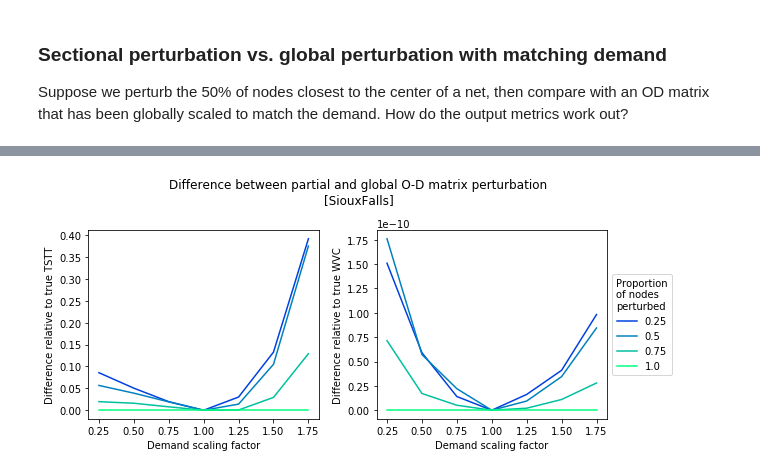
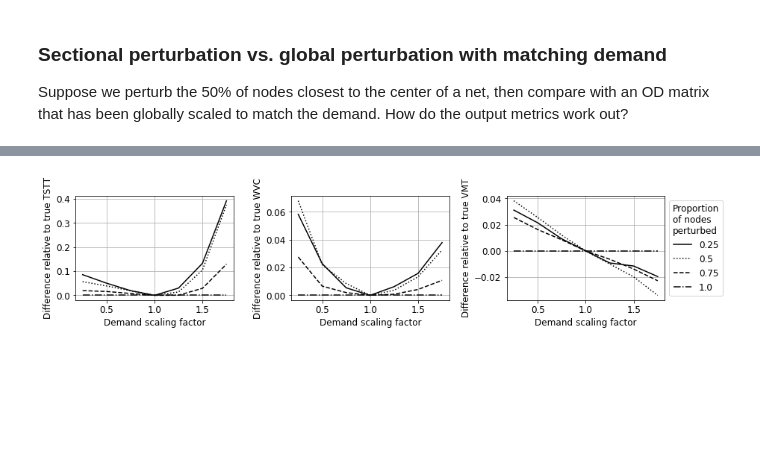
Before and after one commit to CarlinLiao/od-perturbation, a Jupyter notebook: automation.ipynb, the cells around one changed output, grey strips where cells are left out. Drawn from its saved outputs; the diff is of its cells as text; code cells hidden in the pictures; blank space fills up the shorter version.

```diff
--- a/automation.ipynb
+++ b/automation.ipynb
@@ -16,3 +18,0 @@ This is written to be run on a **Linux** machine. First pass evaluations are don
-# %%
-df, true_tstt, true_wvc, true_vmt = tap_trial("inputs/SiouxFalls_net.tntp", "inputs/SiouxFalls_trips.tntp", norm_mean=1, norm_sd=0, returnDataFrame=True)
-true_tstt, true_wvc, true_vmt
@@ -618,17 +620,17 @@ partial_perturb_plotter(df_partial, net, plotFilename='output/plots/{}_partial_p
 Suppose we perturb the 50% of nodes closest to the center of a net, then compare with an OD matrix that has been globally scaled to match the demand. How do the output metrics work out?
 # %%
 def progressive_partial_perturbation(netFilename, tripsFilename, nodeFilename, true_demand, net, verbose=False, saveplot=False):
-    df = pd.DataFrame(columns=['mean', 'proportion', 'demand', 'tstt_partial', 'tstt_comp', 'wvc_partial', 'wvc_comp'])
+    df = pd.DataFrame(columns=['mean', 'proportion', 'demand', 'tstt_partial', 'tstt_comp', 'wvc_partial', 'wvc_comp', 'vmt_partial', 'vmt_comp'])
 
     i = 0
     for m in np.arange(.25, 2, .25):
         for p in np.arange(.25, 1.1, .25):
             nodes_to_perturb = central_node_selector(nodeFilename, p, make_plot=False)
             # TODO: determine whether to incorporate VMT, % within 1%, most congested link if
-            dfp, tsttp, wvcp, _, demand, _ = tap_trial(netFilename, tripsFilename, norm_mean=m,
+            dfp, tsttp, wvcp, vmtp, demand, _ = tap_trial(netFilename, tripsFilename, norm_mean=m,
                                                        norm_sd=0, returnDataFrame=True, returnODinfo=True,
                                                        nodesPerturbedIfOrig=nodes_to_perturb)
-            dfc, tsttc, wvcc, _ = tap_trial(netFilename, tripsFilename, norm_mean=demand/true_demand,
+            dfc, tsttc, wvcc, vmtc = tap_trial(netFilename, tripsFilename, norm_mean=demand/true_demand,
                                             norm_sd=0, returnDataFrame=True, returnODinfo=False)
             df.loc[i] = {
                 'mean': m,
@@ -637,7 +639,9 @@ def progressive_partial_perturbation(netFilename, tripsFilename, nodeFilename, t
                 'tstt_partial': tsttp,
                 'tstt_comp': tsttc,
                 'wvc_partial': wvcp,
-                'wvc_comp': wvcc
+                'wvc_comp': wvcc,
+                'vmt_partial': vmtp,
+                'vmt_comp': vmtc
             }
             i += 1
 
@@ -657,6 +661,9 @@ def progressive_partial_perturbation(netFilename, tripsFilename, nodeFilename, t
 
     return df
 
-df_ppp = progressive_partial_perturbation(netFilename, tripsFilename, nodeFilename, true_demand, net, verbose=False, saveplot=False)
+try:
+    df_ppp = pd.read_csv('output/data/{}_ppp.csv'.format(net))
+except FileNotFoundError:
+    df_ppp = progressive_partial_perturbation(netFilename, tripsFilename, nodeFilename, true_demand, net, verbose=False, saveplot=False)
 df_ppp.head()
 # %% [output]
@@ -670,26 +676,33 @@ df_ppp.head()
 # %%
 def ppp_plotter(df_ppp, net):
-    fig, axes = plt.subplots(ncols=2, figsize=(9,4))
+    fig, axes = plt.subplots(ncols=3, figsize=(13,3))
     props = df_ppp['proportion'].unique()
     props.sort()
     means = df_ppp['mean'].unique()
     means.sort()
     cm = plt.get_cmap('winter')
-    for p in props:
+    linestyles = ['-', ':', '--', '-.']
+    for i,p in enumerate(props):
         dftemp = df_ppp[df_ppp['proportion']==p].sort_values(by=['mean'])
-        axes[0].plot(means, (dftemp['tstt_partial']-dftemp['tstt_comp'])/true_tstt, c=cm(p), label=p)
-        axes[1].plot(means, (dftemp['wvc_partial']-dftemp['wvc_comp'])/true_tstt, c=cm(p), label=p)
+        axes[0].plot(means, (dftemp['tstt_partial']-dftemp['tstt_comp'])/true_tstt, c='k', linestyle=linestyles[i], label=p)
+        axes[1].plot(means, (dftemp['wvc_partial']-dftemp['wvc_comp'])/true_wvc, c='k', linestyle=linestyles[i], label=p)
+        axes[2].plot(means, (dftemp['vmt_partial']-dftemp['vmt_comp'])/true_vmt, c='k', linestyle=linestyles[i], label=p)
     axes[0].set_ylabel('Difference relative to true TSTT')
     axes[0].set_xlabel('Demand scaling factor')
+    axes[0].grid()
     axes[1].set_ylabel('Difference relative to true WVC')
     axes[1].set_xlabel('Demand scaling factor')
-    fig.suptitle('Difference between partial and global O-D matrix perturbation\n[{}]'.format(net))
-    axes[1].legend(title='Proportion\nof nodes\nperturbed', loc='center left', bbox_to_anchor=(1, 0.5))
+    axes[1].grid()
+    axes[2].set_ylabel('Difference relative to true VMT')
+    axes[2].set_xlabel('Demand scaling factor')
+    axes[2].grid()
+#     fig.suptitle('Difference between partial and global O-D matrix perturbation\n[{}]'.format(net))
+    axes[2].legend(title='Proportion\nof nodes\nperturbed', loc='center left', bbox_to_anchor=(1, 0.5))
     fig.tight_layout()
-    fig.subplots_adjust(top=0.8)
+#     fig.subplots_adjust(top=0.8)
     plt.savefig('output/plots/{}_partdiff.png'.format(net), dpi='figure')
     plt.show()
 
 ppp_plotter(df_ppp, net)
 # %% [output]
-[figure, old version]
+[figure, new version]
```
Also changed, not shown: parts of 21 cells of this notebook, 3 other files.
